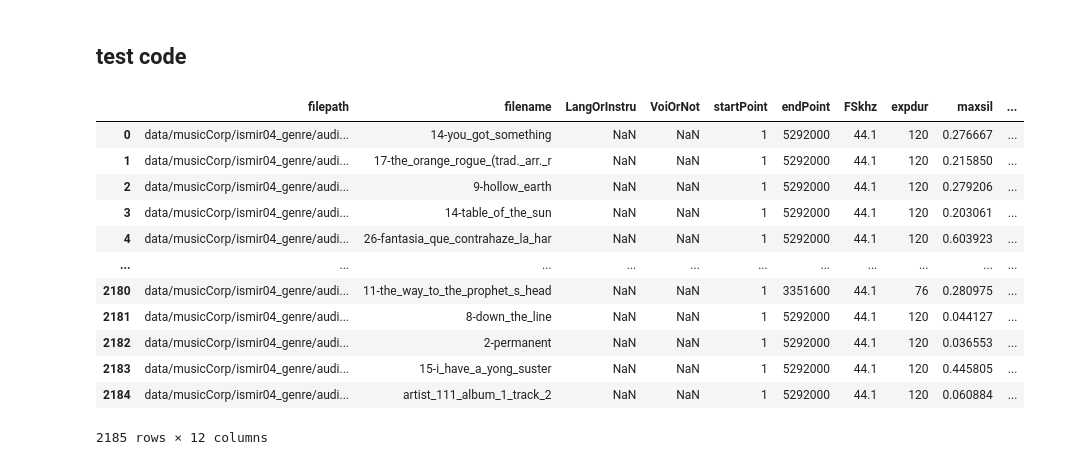
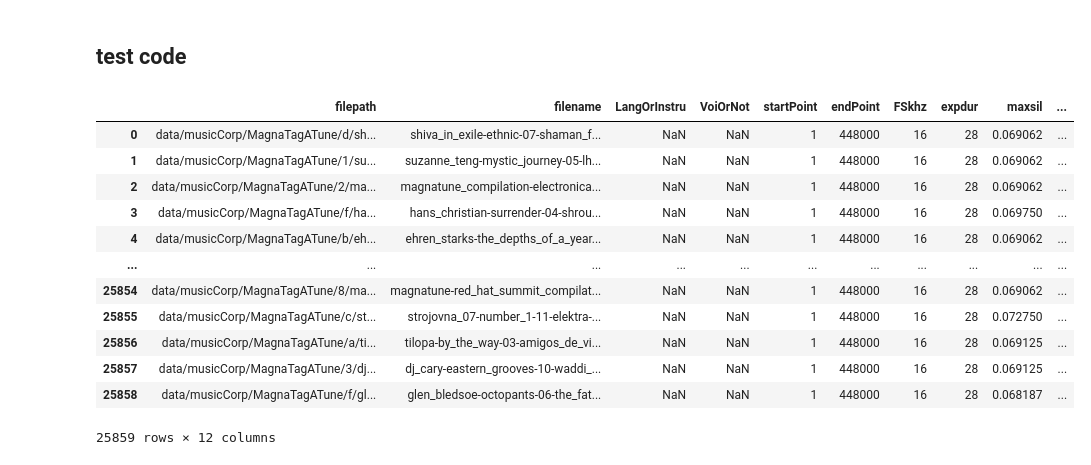
Before and after one commit to curlsloth/MusicSpeech-STM, a Jupyter notebook: STM03_build_meta_data.ipynb, the cells around one changed output. Drawn from its saved outputs; the diff is of its cells as text; code cells hidden in the pictures.

Commit message:
working on MagnaTagATune

```diff
--- a/STM03_build_meta_data.ipynb
+++ b/STM03_build_meta_data.ipynb
@@ -414,40 +416,40 @@ GarlandEncyclopedia
 # %% [markdown]
 ## test code ##
 # %%
-corpus = 'ismir04_genre'
+corpus = 'MagnaTagATune'
 
 corpus_type='music'
 
 params_list = glob.glob('STM_output/Survey/'+corpus_type+'_params_'+corpus+'/*')
 df_list = []
 
 # load the data from the mat file
 for params_file in params_list:
     # print(params_file)
     data_dict = sio.loadmat(params_file)
     structure_dict = {field: data_dict['Params'][field][0] for field in data_dict['Params'].dtype.names}
     df = pd.DataFrame(structure_dict)
     df.drop(columns=['x_axis','y_axis'], inplace=True)
     df = df.applymap(lambda x: x[0] if isinstance(x, (list, np.ndarray)) else x)
     df = df.applymap(lambda x: x[0] if isinstance(x, (list, np.ndarray)) else x)
     df['corpus'] = corpus
     df['mat_filename'] = params_file.replace('/Survey/','/MATs/').replace('_params_','_mat_wl4_').replace('_Params.mat', '_MS2024.mat')
     df_list.append(df)
 
 df_all = pd.concat(df_list, ignore_index=True)
 df_all
 # %% [output]
 |  | filepath | filename | LangOrInstru | VoiOrNot | startPoint | endPoint | FSkhz | expdur | maxsil | ... |
-| 0 | data/musicCorp/ismir04_genre/audi... | 14-you_got_something | NaN | NaN | 1 | 5292000 | 44.1 | 120 | 0.276667 | ... |
-| 1 | data/musicCorp/ismir04_genre/audi... | 17-the_orange_rogue_(trad._arr._r | NaN | NaN | 1 | 5292000 | 44.1 | 120 | 0.215850 | ... |
-| 2 | data/musicCorp/ismir04_genre/audi... | 9-hollow_earth | NaN | NaN | 1 | 5292000 | 44.1 | 120 | 0.279206 | ... |
-| 3 | data/musicCorp/ismir04_genre/audi... | 14-table_of_the_sun | NaN | NaN | 1 | 5292000 | 44.1 | 120 | 0.203061 | ... |
-| 4 | data/musicCorp/ismir04_genre/audi... | 26-fantasia_que_contrahaze_la_har | NaN | NaN | 1 | 5292000 | 44.1 | 120 | 0.603923 | ... |
+| 0 | data/musicCorp/MagnaTagATune/d/sh... | shiva_in_exile-ethnic-07-shaman_f... | NaN | NaN | 1 | 448000 | 16 | 28 | 0.069062 | ... |
+| 1 | data/musicCorp/MagnaTagATune/1/su... | suzanne_teng-mystic_journey-05-lh... | NaN | NaN | 1 | 448000 | 16 | 28 | 0.069062 | ... |
+| 2 | data/musicCorp/MagnaTagATune/2/ma... | magnatune_compilation-electronica... | NaN | NaN | 1 | 448000 | 16 | 28 | 0.069062 | ... |
+| 3 | data/musicCorp/MagnaTagATune/f/ha... | hans_christian-surrender-04-shrou... | NaN | NaN | 1 | 448000 | 16 | 28 | 0.069750 | ... |
+| 4 | data/musicCorp/MagnaTagATune/b/eh... | ehren_starks-the_depths_of_a_year... | NaN | NaN | 1 | 448000 | 16 | 28 | 0.069062 | ... |
 | ... | ... | ... | ... | ... | ... | ... | ... | ... | ... | ... |
-| 2180 | data/musicCorp/ismir04_genre/audi... | 11-the_way_to_the_prophet_s_head | NaN | NaN | 1 | 3351600 | 44.1 | 76 | 0.280975 | ... |
-| 2181 | data/musicCorp/ismir04_genre/audi... | 8-down_the_line | NaN | NaN | 1 | 5292000 | 44.1 | 120 | 0.044127 | ... |
-| 2182 | data/musicCorp/ismir04_genre/audi... | 2-permanent | NaN | NaN | 1 | 5292000 | 44.1 | 120 | 0.036553 | ... |
-| 2183 | data/musicCorp/ismir04_genre/audi... | 15-i_have_a_yong_suster | NaN | NaN | 1 | 5292000 | 44.1 | 120 | 0.445805 | ... |
-| 2184 | data/musicCorp/ismir04_genre/audi... | artist_111_album_1_track_2 | NaN | NaN | 1 | 5292000 | 44.1 | 120 | 0.060884 | ... |
+| 25854 | data/musicCorp/MagnaTagATune/8/ma... | magnatune-red_hat_summit_compilat... | NaN | NaN | 1 | 448000 | 16 | 28 | 0.069062 | ... |
+| 25855 | data/musicCorp/MagnaTagATune/c/st... | strojovna_07-number_1-11-elektra-... | NaN | NaN | 1 | 448000 | 16 | 28 | 0.072750 | ... |
+| 25856 | data/musicCorp/MagnaTagATune/a/ti... | tilopa-by_the_way-03-amigos_de_vi... | NaN | NaN | 1 | 448000 | 16 | 28 | 0.069125 | ... |
+| 25857 | data/musicCorp/MagnaTagATune/3/dj... | dj_cary-eastern_grooves-10-waddi_... | NaN | NaN | 1 | 448000 | 16 | 28 | 0.069125 | ... |
+| 25858 | data/musicCorp/MagnaTagATune/f/gl... | glen_bledsoe-octopants-06-the_fat... | NaN | NaN | 1 | 448000 | 16 | 28 | 0.068187 | ... |
-2185 rows × 12 columns
+25859 rows × 12 columns
 # %%
```
Also changed, not shown: parts of 14 cells of this notebook.
